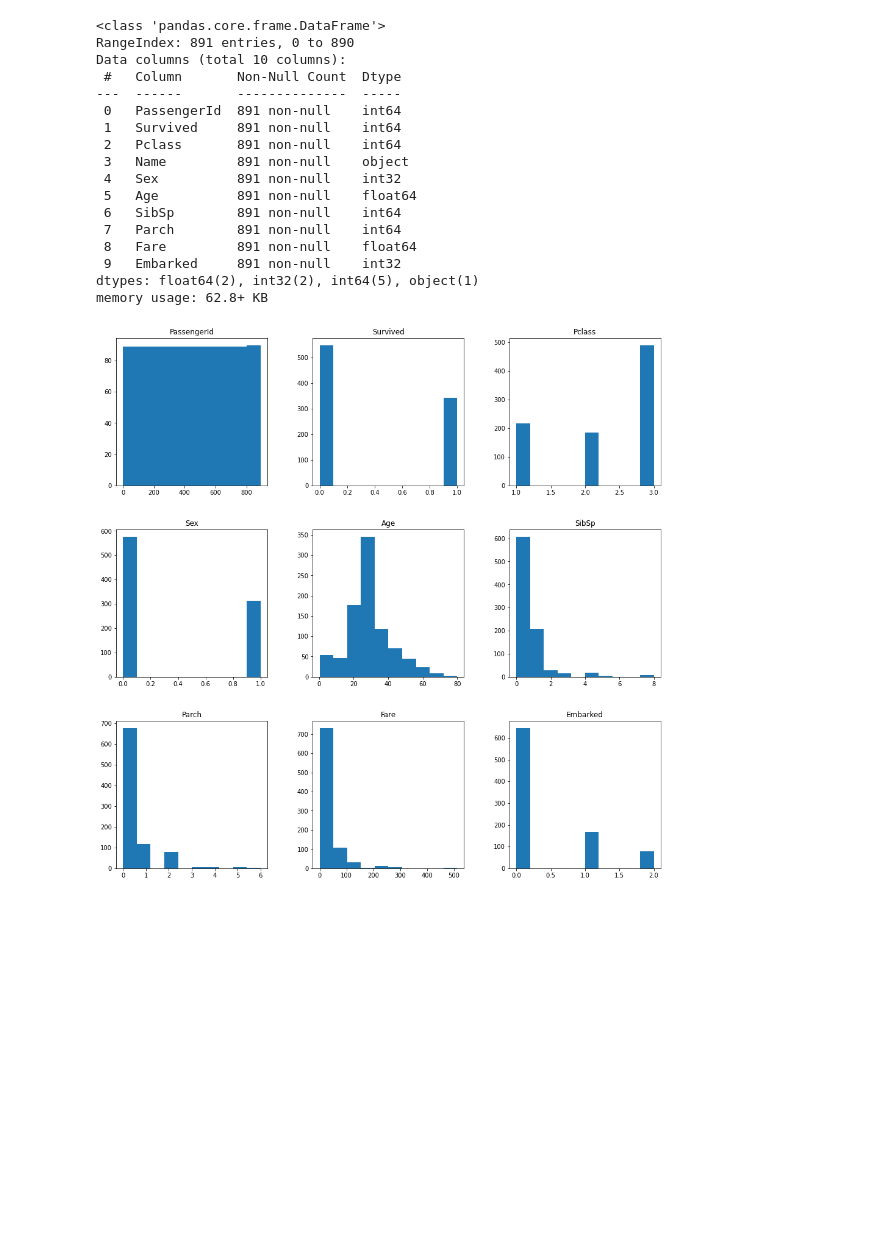
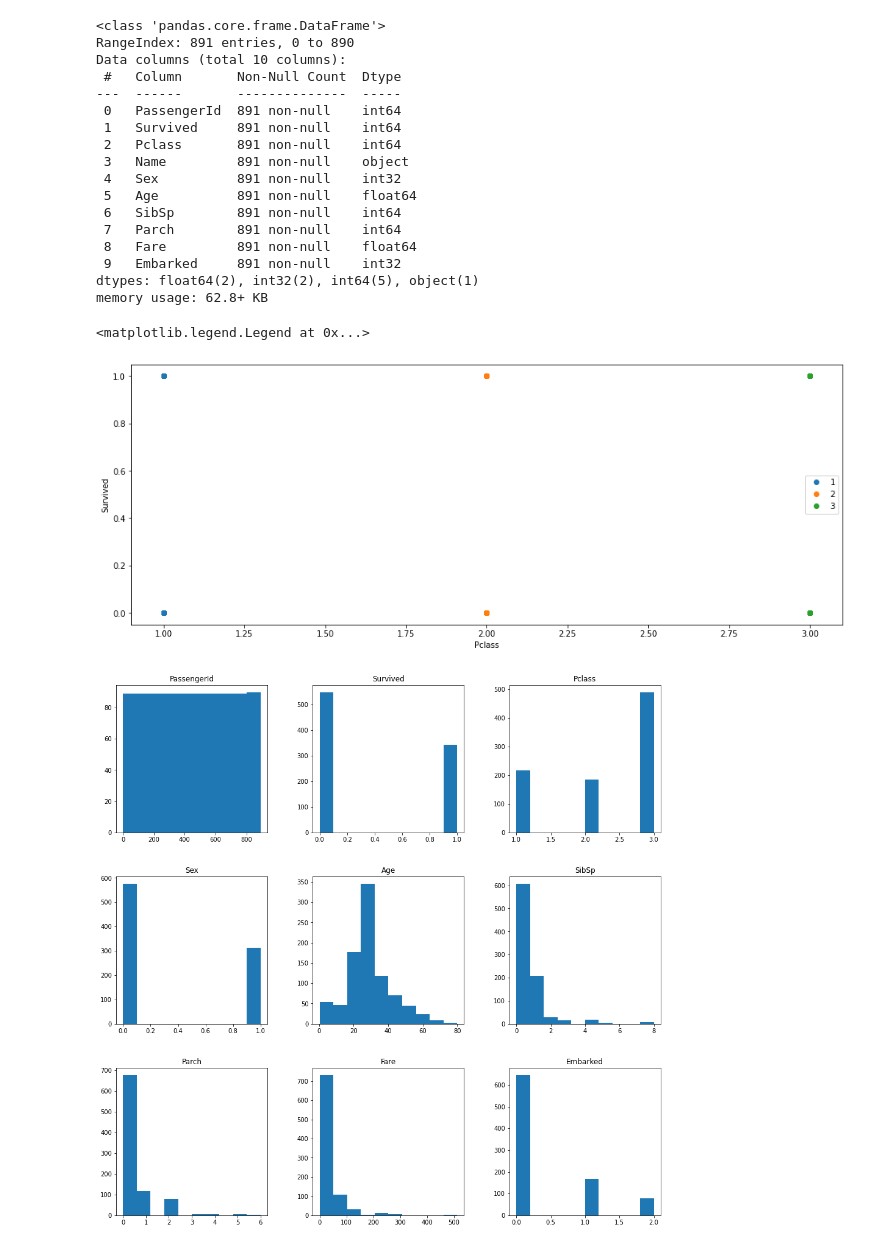
Before and after one commit to Kyohei-us/ECS171_Titanic_Survival_Project, a Jupyter notebook: Data set description + Data processing .ipynb, the cells around one changed output. Saved outputs shown, nothing was run; the diff lists cells and outputs as text; code cells hidden in the pictures; blank space fills up the shorter version.

Commit message:
Update Data set description + Data processing .ipynb
Try to explore the relationship between Pclass and survived

```diff
--- a/Data set description + Data processing .ipynb
+++ b/Data set description + Data processing .ipynb
@@ -308,6 +308,19 @@ Data columns (total 10 columns):
  9   Embarked     891 non-null    int32
 dtypes: float64(2), int32(2), int64(5), object(1)
 memory usage: 62.8+ KB
+# %%
+# TODO: Should use bar plot to visualize this
+plt.figure(figsize=(16, 6))
+for i in range(1,4):
+    Pclass_plot = titanic[titanic['Pclass']==i]
+    plt.plot(Pclass_plot['Pclass'], Pclass_plot['Survived'], linestyle='none', marker='o', label=i)
+plt.xlabel('Pclass')
+plt.ylabel('Survived')
+plt.legend()
+# plt.plot(X_plot[:, 0], X_plot[:, 1], linestyle='none', marker='o', label=target_name)
+# %% [output]
+<matplotlib.legend.Legend at 0x...>
+[figure, added]
 # %%
 _ = titanic.hist(figsize=(16,16), grid=False)
 # %% [output]
```
Also changed, not shown: parts of 1 cell of this notebook.
